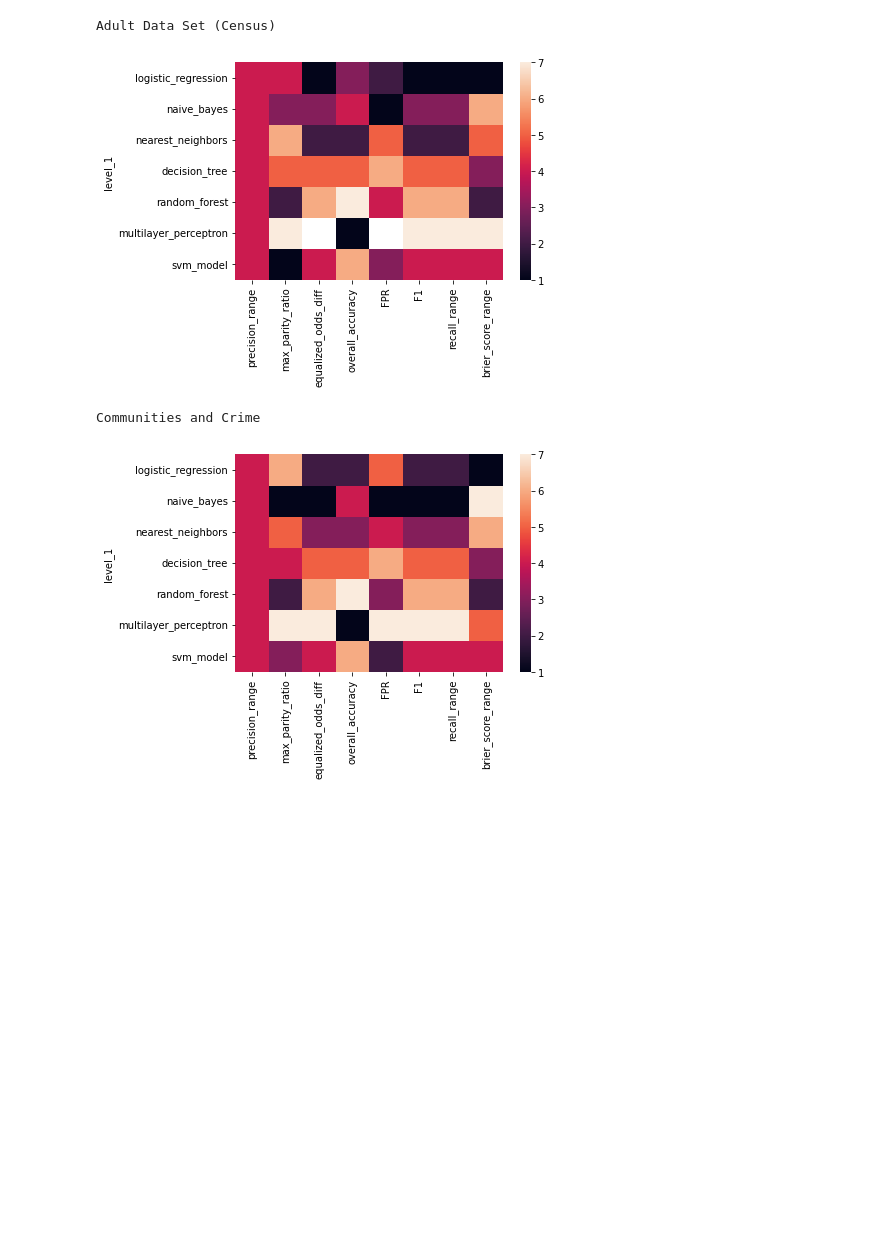
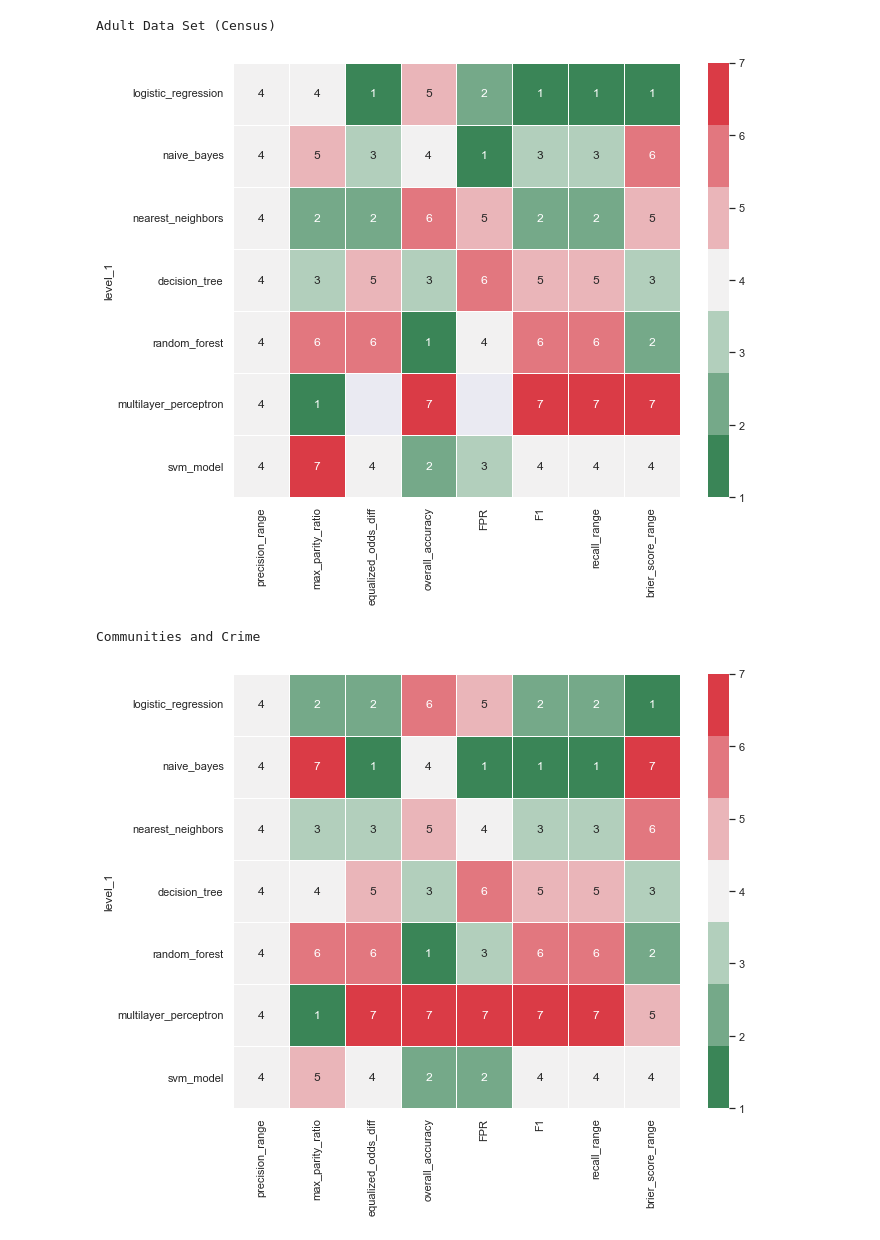
Before and after one commit to pnair7/ml-fairness, a Jupyter notebook: analysis/analysis.ipynb, the cells around one changed output. Saved outputs shown, nothing was run; the diff lists cells and outputs as text; code cells hidden in the pictures; blank space fills up the shorter version.

```diff
--- a/analysis/analysis.ipynb
+++ b/analysis/analysis.ipynb
@@ -10,18 +30,25 @@ fair_df = fair_df.reset_index()
 ranked = []
 for dataset in np.unique(fair_df['level_0']):
     data_df = fair_df[fair_df['level_0'] == dataset]
-    ranked.append(pd.concat([data_df[['level_0', 'level_1']], data_df.rank(numeric_only=True)], axis = 1))
+    data_ranked = data_df.rank(numeric_only=True)
+
+    # metrics where higher = better
+    data_ranked['overall_accuracy'] = max(data_ranked['overall_accuracy']) - data_ranked['overall_accuracy'] + 1
+    data_ranked['max_parity_ratio'] = max(data_ranked['max_parity_ratio']) - data_ranked['max_parity_ratio'] + 1
+
+    ranked.append(pd.concat([data_df[['level_0', 'level_1']], data_ranked], axis = 1))
 # %%
 # Visualize ranks
 for rank_df in ranked:
     dataset = rank_df['level_0'].iloc[0]
     rank_df = rank_df.drop(columns = ['level_0']).set_index('level_1')
-    seaborn.heatmap(rank_df)
+    seaborn.set(rc = {'figure.figsize':(10,8)})
+    seaborn.heatmap(rank_df, annot = True, linewidths = 0.5, cmap = seaborn.diverging_palette(140, 10, n = 7))
     print(dataset)
     plt.show()
 # %% [output]
 Adult Data Set (Census)
-[figure, old version]
+[figure, new version]
 Communities and Crime
-[figure, old version]
+[figure, new version]
 Diabetes Dataset 1999-2008
```
Also changed, not shown: parts of 12 cells of this notebook, 3 other files.
